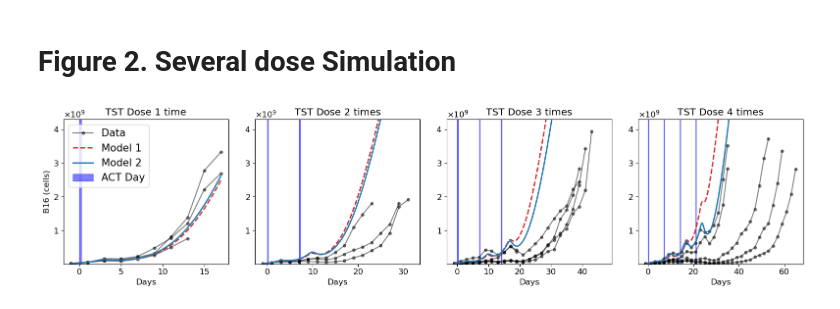
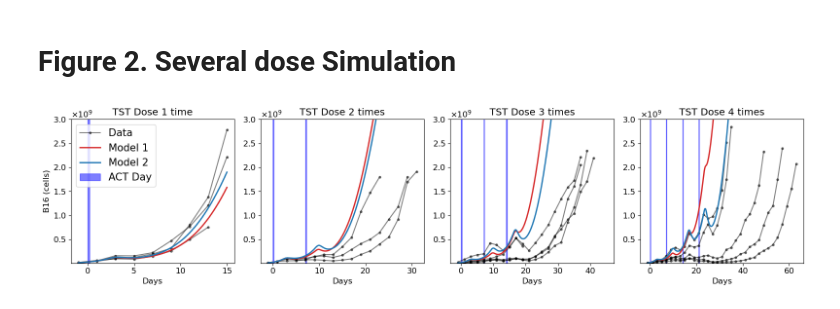
Before and after one commit to Rockyperiod/b16_act_analysis, a Jupyter notebook: code/ode/02_tst_model.ipynb, the cells around one changed output. Cells and saved outputs as stored; diff of their text form; code cells hidden in the pictures.

```diff
--- a/code/ode/02_tst_model.ipynb
+++ b/code/ode/02_tst_model.ipynb
@@ -271,11 +271,11 @@ model_configs = {
         'ode': model1,
         'param_bounds': [
             (1e-8, 2e-7),  # k_s
-            (0.5, 3),      # e_p
-            (0.5, 3),      # d_e
+            (0.5, 2),      # e_p
+            (0.5, 1),      # d_e
             (0.1, 1),      # d_d
             (0.1, 1),      # d_s
-            (1e-8, 5e-8),  # d_m
+            (1e-8, 1e-6),  # d_m
             (2, 5),        # m_f
         ],
         'param_names': ['k_s', 'e_p', 'd_e', 'd_d', 'd_s', 'd_m', 'm_f']
@@ -284,13 +284,13 @@ model_configs = {
         'ode': model2,
         'param_bounds': [
             (1e-8, 2e-7),  # k_s
-            (0.5, 3),      # e_p
-            (0.5, 3),      # d_e
+            (0.5, 2),      # e_p
+            (0.5, 1),      # d_e
             (0.1, 1),      # d_d
-            (0.5, 5),      # d_s
-            (0.5, 5),        # d_m
+            (0.1, 1),      # d_s
+            (0.1, 1e1),        # d_m
             (2, 5),        # m_f
-            (5e6, 1e8)     # k_m
+            (1e6, 1e8)     # k_m
         ],
         'param_names': ['k_s', 'e_p', 'd_e', 'd_d', 'd_s', 'd_m', 'm_f', 'k_m']
     }
@@ -363,7 +363,7 @@ param2 = params[1]
 # %%
 # Time range
 y0 = [v_data[0], 0, 0, 0, mdsc_data[0]]
-t_eval = np.arange(-1, 17.01, 0.01)
+t_eval = np.arange(-1, 13.01, 0.01)
 
 # Fixed TST injection schedule
 dose_list = [1e7]
@@ -426,11 +426,12 @@ dose_amounts_list = [
 
 # Precompute time vectors for each panel
 time_vectors = [
-    np.arange(-1, 15*i + 17.01, 0.01)
+    np.arange(-1, 15*i + 15.01, 0.01)
     for i in range(len(dose_labels))
 ]
 # %%
 B16F10_sD = pd.read_csv("../../data/tumor/B16F10_sD.csv")
+B16F10_sD = B16F10_sD.dropna(subset=["tumor_volume"]).copy()
 # %%
 fig_vol, axes_vol = plt.subplots(1, 4, figsize=(16, 4))
 for idx, label in enumerate(dose_labels):
@@ -459,37 +460,37 @@ for idx, label in enumerate(dose_labels):
     for mouse_id in df_cond['id'].unique():
         df_mouse = df_cond[df_cond['id'] == mouse_id]
         ax.plot(df_mouse['day'],
                 df_mouse['tumor_volume'] * 1e6,
-                marker='o', markersize=4, alpha=0.5, color='black',
+                marker='o', markersize=3, alpha=0.5, color='black',
                 label='Data' if mouse_id==1 else None)
 
     # Overlay simulations
-    ax.plot(t_sim, sol1[:, 0], '--',  color='tab:red',   linewidth=2, label='Model 1')
+    ax.plot(t_sim, sol1[:, 0], '-',  color='tab:red',   linewidth=2, label='Model 1')
     ax.plot(t_sim, sol2[:, 0], '-', color='tab:blue', linewidth=2, label='Model 2')
 
     # Shade dosing periods
     for day in dose_days_list[idx]:
         ax.axvspan(day, day + 0.2, color='blue', alpha=0.5, label='ACT Day')
 
     ax.set_title(f'TST Dose {idx+1} times')
     if idx == 0:
         ax.set_title(f'TST Dose {idx+1} time')
         ax.set_ylabel('B16 (cells)')
         ax.legend(loc='upper left', fontsize=15)
     ax.set_xlabel('Days')
-    ax.set_ylim(1e5, 4.3e9)
+    ax.set_ylim(5e6, 3e9)
     #ax.set_yscale('log')
 
 plt.tight_layout()
 
 for ax in axes_vol:
     ax.yaxis.set_major_formatter(ScalarFormatter(useMathText=True))
     ax.ticklabel_format(axis='y', style='sci', scilimits=(0, 0))
 
 fig_vol.savefig(os.path.join(dir_path, "fig2a.pdf"), dpi=300)
 fig_vol.savefig(os.path.join(dir_path, "fig2a.jpeg"), dpi=300)
 # %% [output]
-[figure, old version]
+[figure, new version]
 # %%
 fig_gr, axes_gr = plt.subplots(1, 4, figsize=(16, 4))
 
```
Also changed, not shown: parts of 12 cells of this notebook, 5 other files.
